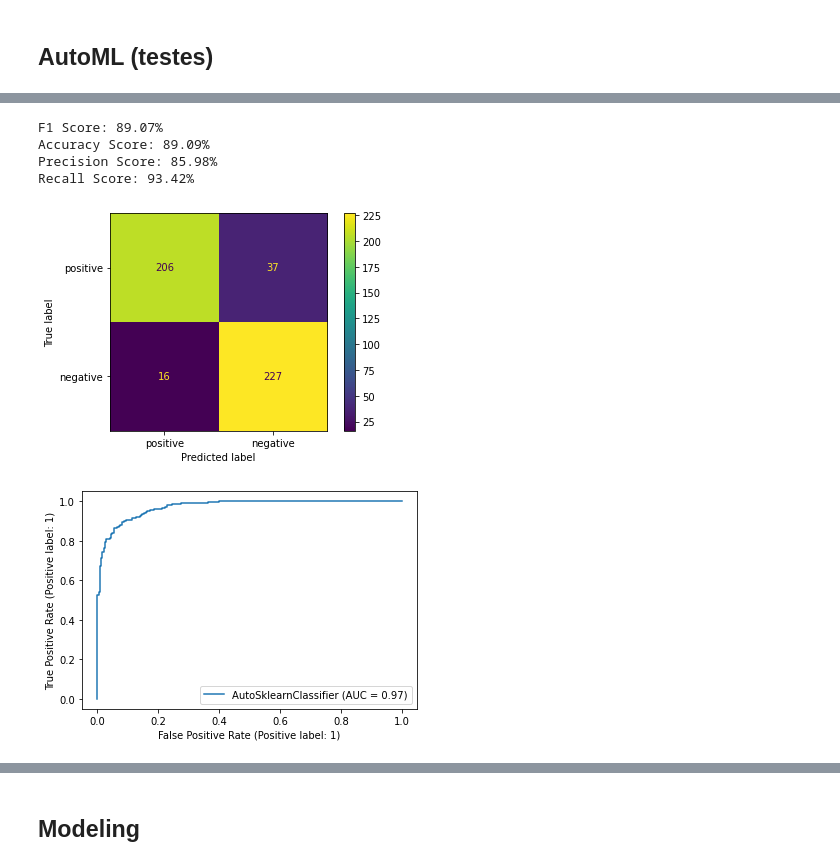
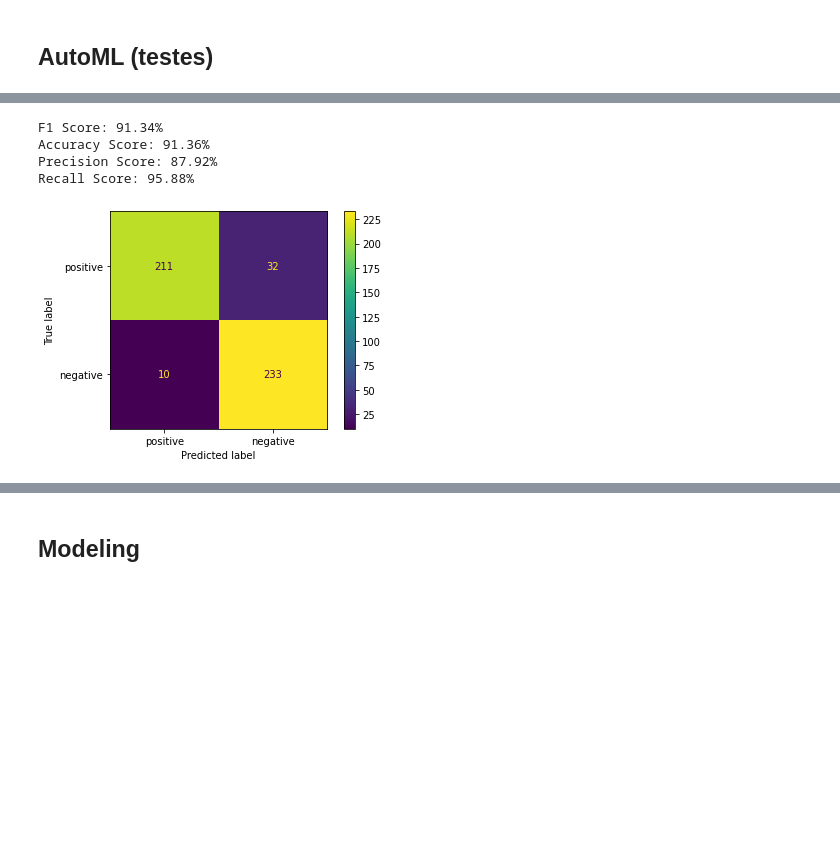
Before and after one commit to felipesilvaibi/predicao-falha-entrega-logistica, a Jupyter notebook: analysis/notebook.ipynb, the cells around one changed output, grey strips where cells are left out. Saved outputs shown, nothing was run; the diff lists cells and outputs as text; code cells hidden in the pictures; blank space fills up the shorter version.

```diff
--- a/analysis/notebook.ipynb
+++ b/analysis/notebook.ipynb
@@ -276,7 +290,7 @@ X_train.head()
 ## AutoML (testes)
 # %%
 automl = autosklearn.classification.AutoSklearnClassifier(
-    time_left_for_this_task=100,
+    time_left_for_this_task=120,
     per_run_time_limit=20)
 # %%
 automl.fit(X_train, y_train)
@@ -308,30 +322,26 @@ Recall Score: 90.69%
 # %%
 predictAutoML = automl.predict(X_test)
 
 f1 = round(f1_score(y_test, predictAutoML, average='macro')*100, 2)
 accuracy = round(accuracy_score(y_test, predictAutoML)*100, 2)
 precision = round(precision_score(y_test, predictAutoML)*100, 2)
 recall = round(recall_score(y_test, predictAutoML)*100, 2)
 
 print(f"F1 Score: {f1}%")
 print(f"Accuracy Score: {accuracy}%")
 print(f"Precision Score: {precision}%")
 print(f"Recall Score: {recall}%")
 
 plot_confusion_matrix(automl, X_test, y_test, display_labels=[
                       "positive", "negative"], values_format="d")
 plt.grid(False)
 plt.show()
-
-metrics.plot_roc_curve(automl, X_test, y_test)
-plt.show()
 # %% [output]
-F1 Score: 89.07%
-Accuracy Score: 89.09%
-Precision Score: 85.98%
-Recall Score: 93.42%
+F1 Score: 91.34%
+Accuracy Score: 91.36%
+Precision Score: 87.92%
+Recall Score: 95.88%
-[figure, old version]
+[figure, new version]
-[figure, removed]
 # %%
 pd.DataFrame(automl.show_models()).transpose()
 # %% [output]
```
Also changed, not shown: parts of 23 cells of this notebook, 1 other file.
